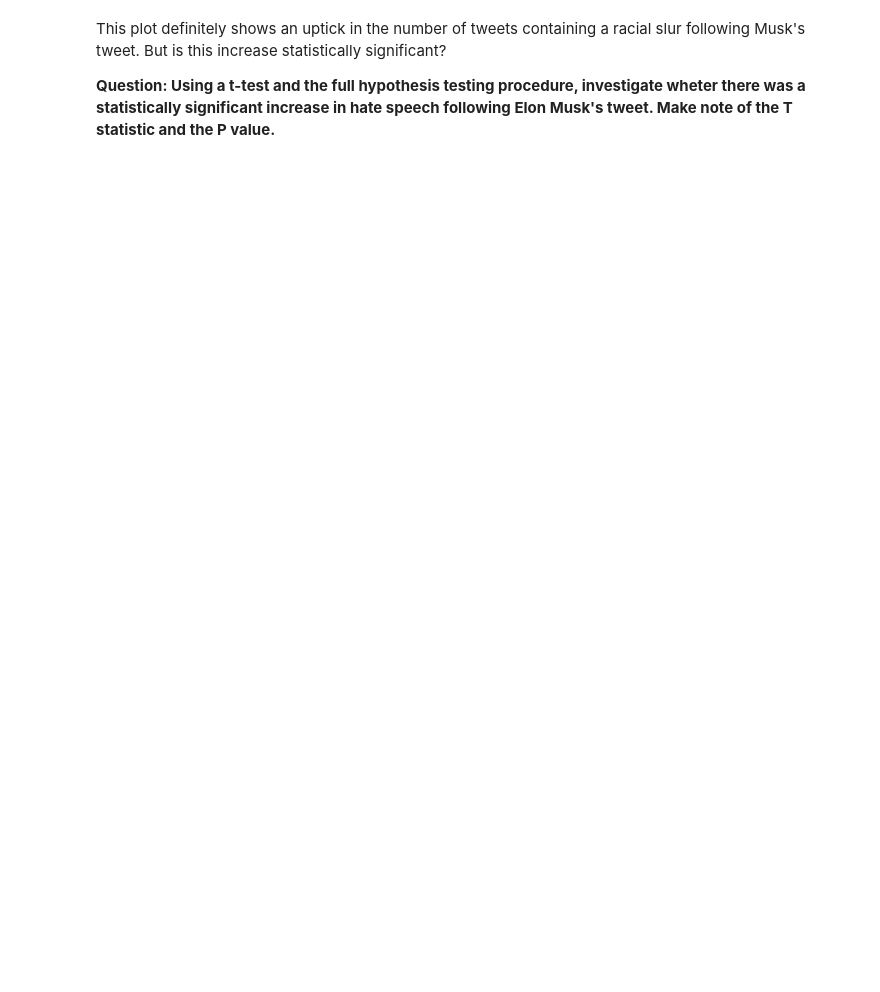
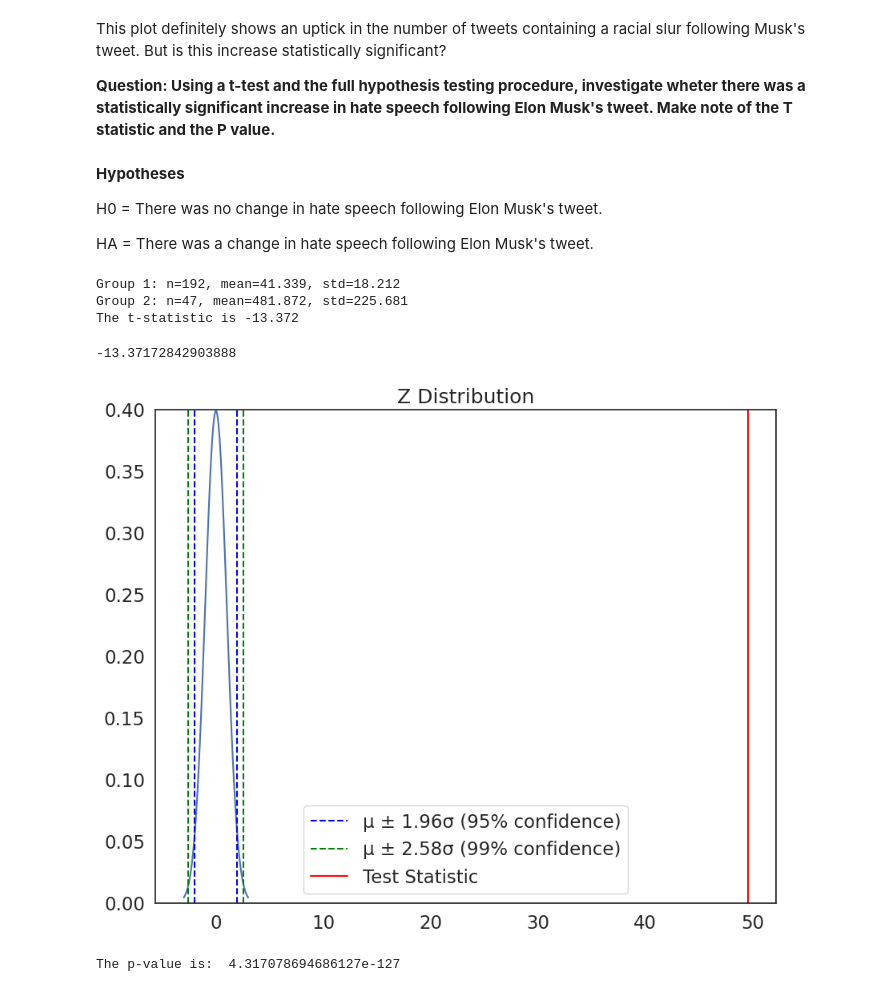
Before and after one commit to malvikamurkumbi/QM2, a Jupyter notebook: W6_Hypothesis_Testing.ipynb, the cells around one changed output. Cells and saved outputs as stored; diff of their text form; code cells hidden in the pictures; blank space fills up the shorter version.

```diff
--- a/W6_Hypothesis_Testing.ipynb
+++ b/W6_Hypothesis_Testing.ipynb
@@ -324,3 +335,32 @@ plt.gca().xaxis.set_major_formatter(mdates.DateFormatter('%d/%m'))
 This plot definitely shows an uptick in the number of tweets containing a racial slur following Musk's tweet. But is this increase statistically significant?
 
 **Question: Using a t-test and the full hypothesis testing procedure, investigate wheter there was a statistically significant increase in hate speech following Elon Musk's tweet. Make note of the T statistic and the P value.**
+# %% [markdown]
+**Hypotheses**
+
+H0 = There was no change in hate speech following Elon Musk's tweet.
+
+HA = There was a change in hate speech following Elon Musk's tweet.
+# %%
+pre = tweets[tweets['hour']<tweet]
+post = tweets[tweets['hour']>tweet]
+
+t1 = manual_ttest(pre['count'], post['count'])
+# %% [output]
+Group 1: n=192, mean=41.339, std=18.212
+Group 2: n=47, mean=481.872, std=225.681
+The t-statistic is -13.372
+-13.37172842903888
+# %%
+plot_z(t1)
+# %% [output]
+[figure, added]
+# %%
+degrees_of_freedom = len(pre['count']) + len(post['count']) - 2
+
+from scipy import stats
+
+p_value = 2 * stats.t.sf(abs(t1), degrees_of_freedom)
+print('The p-value is: ', p_value)
+# %% [output]
+The p-value is:  4.317078694686127e-127
```
Also changed, not shown: parts of 10 cells of this notebook.
